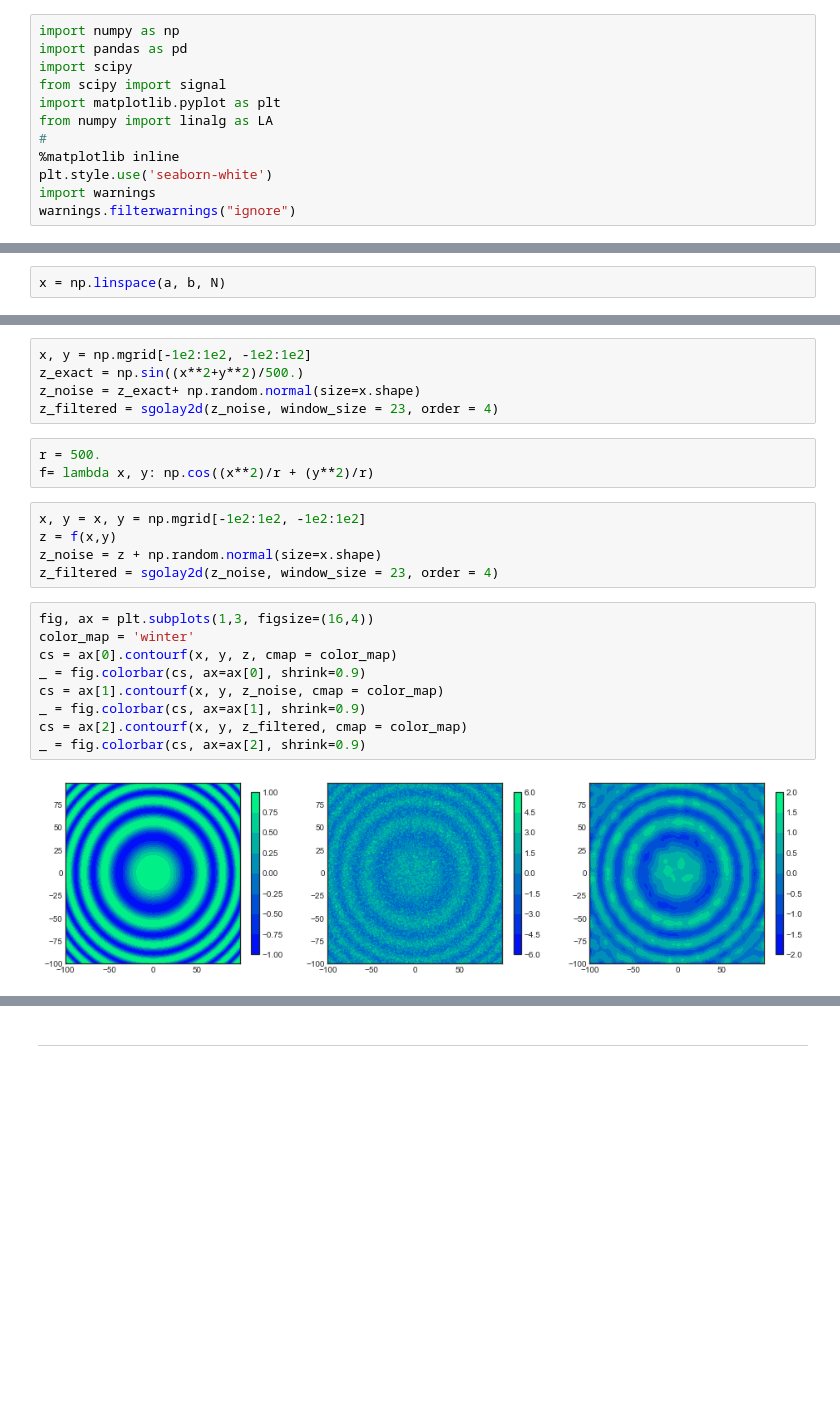
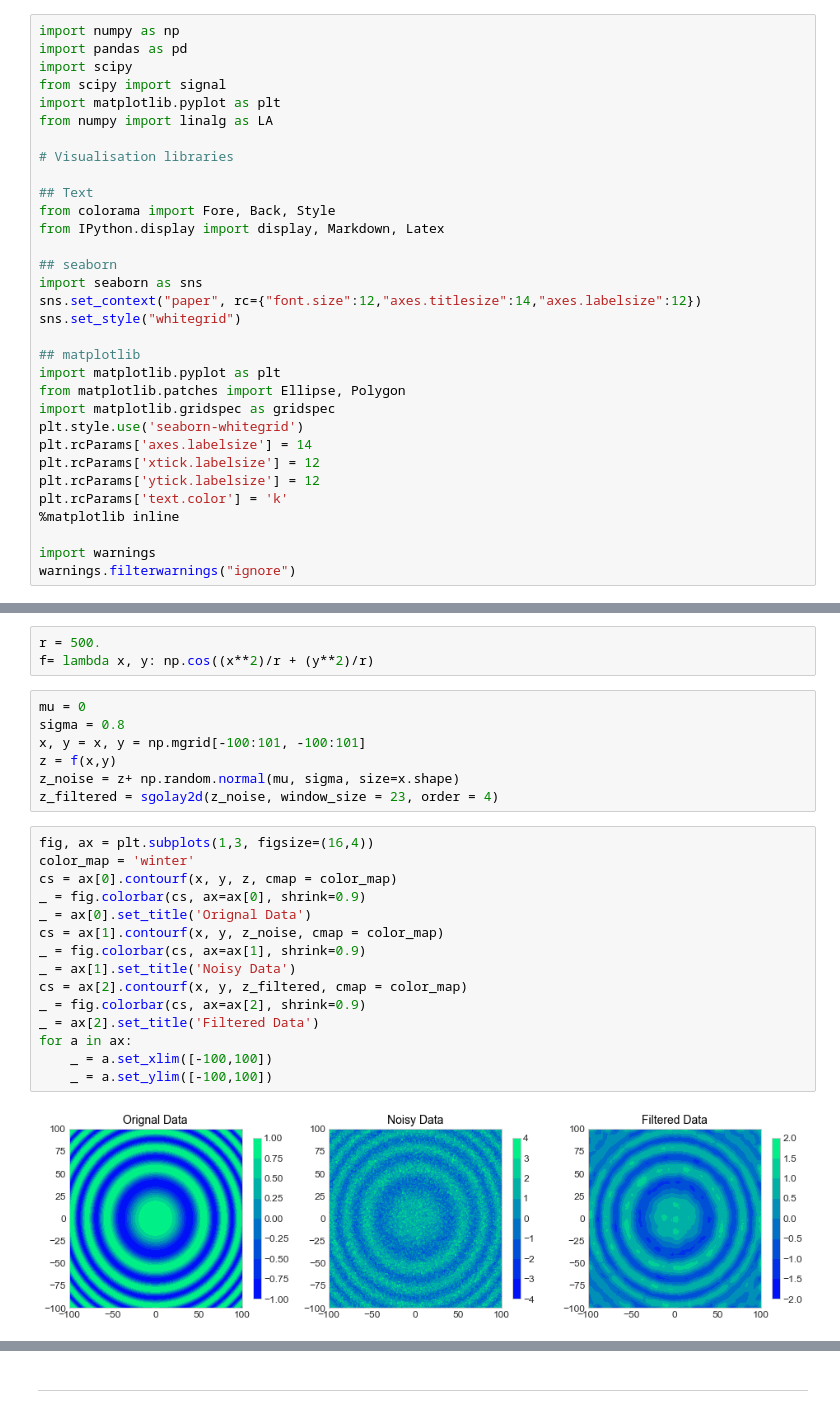
Before and after one commit to HatefDastour/Notes, a Jupyter notebook: Data_Science/Data_Smoothing.ipynb, the cells around one changed output, grey strips where cells are left out. Cells and saved outputs as stored; diff of their text form; blank space fills up the shorter version.

```diff
--- a/Data_Science/Data_Smoothing.ipynb
+++ b/Data_Science/Data_Smoothing.ipynb
@@ -5,8 +5,28 @@ import scipy
 from scipy import signal
 import matplotlib.pyplot as plt
 from numpy import linalg as LA
-#
+
+# Visualisation libraries
+
+## Text
+from colorama import Fore, Back, Style
+from IPython.display import display, Markdown, Latex
+
+## seaborn
+import seaborn as sns
+sns.set_context("paper", rc={"font.size":12,"axes.titlesize":14,"axes.labelsize":12})
+sns.set_style("whitegrid")
+
+## matplotlib
+import matplotlib.pyplot as plt
+from matplotlib.patches import Ellipse, Polygon
+import matplotlib.gridspec as gridspec
+plt.style.use('seaborn-whitegrid')
+plt.rcParams['axes.labelsize'] = 14
+plt.rcParams['xtick.labelsize'] = 12
+plt.rcParams['ytick.labelsize'] = 12
+plt.rcParams['text.color'] = 'k'
 %matplotlib inline
-plt.style.use('seaborn-white')
+
 import warnings
 warnings.filterwarnings("ignore")
@@ -27,2 +60,0 @@ Alternatively, we could simply this process by using linspace
-# %%
-x = np.linspace(a, b, N)
@@ -167,27 +189,30 @@ def sgolay2d ( z, window_size, order, derivative=None):
         c = np.linalg.pinv(A)[1].reshape((window_size, -1))
         r = np.linalg.pinv(A)[2].reshape((window_size, -1))
         return scipy.signal.fftconvolve(Z, -r, mode='valid'), scipy.signal.fftconvolve(Z, -c, mode='valid')
-# %%
-x, y = np.mgrid[-1e2:1e2, -1e2:1e2]
-z_exact = np.sin((x**2+y**2)/500.)
-z_noise = z_exact+ np.random.normal(size=x.shape)
-z_filtered = sgolay2d(z_noise, window_size = 23, order = 4)
 # %%
 r = 500.
 f= lambda x, y: np.cos((x**2)/r + (y**2)/r)
 # %%
-x, y = x, y = np.mgrid[-1e2:1e2, -1e2:1e2]
+mu = 0
+sigma = 0.8
+x, y = x, y = np.mgrid[-100:101, -100:101]
 z = f(x,y)
-z_noise = z + np.random.normal(size=x.shape)
+z_noise = z+ np.random.normal(mu, sigma, size=x.shape)
 z_filtered = sgolay2d(z_noise, window_size = 23, order = 4)
 # %%
 fig, ax = plt.subplots(1,3, figsize=(16,4))
 color_map = 'winter'
 cs = ax[0].contourf(x, y, z, cmap = color_map)
 _ = fig.colorbar(cs, ax=ax[0], shrink=0.9)
+_ = ax[0].set_title('Orignal Data')
 cs = ax[1].contourf(x, y, z_noise, cmap = color_map)
 _ = fig.colorbar(cs, ax=ax[1], shrink=0.9)
+_ = ax[1].set_title('Noisy Data')
 cs = ax[2].contourf(x, y, z_filtered, cmap = color_map)
 _ = fig.colorbar(cs, ax=ax[2], shrink=0.9)
+_ = ax[2].set_title('Filtered Data')
+for a in ax:
+    _ = a.set_xlim([-100,100])
+    _ = a.set_ylim([-100,100])
 # %% [output]
-[figure, old version]
+[figure, new version]
```
Also changed, not shown: parts of 17 cells of this notebook, 4 other files.
